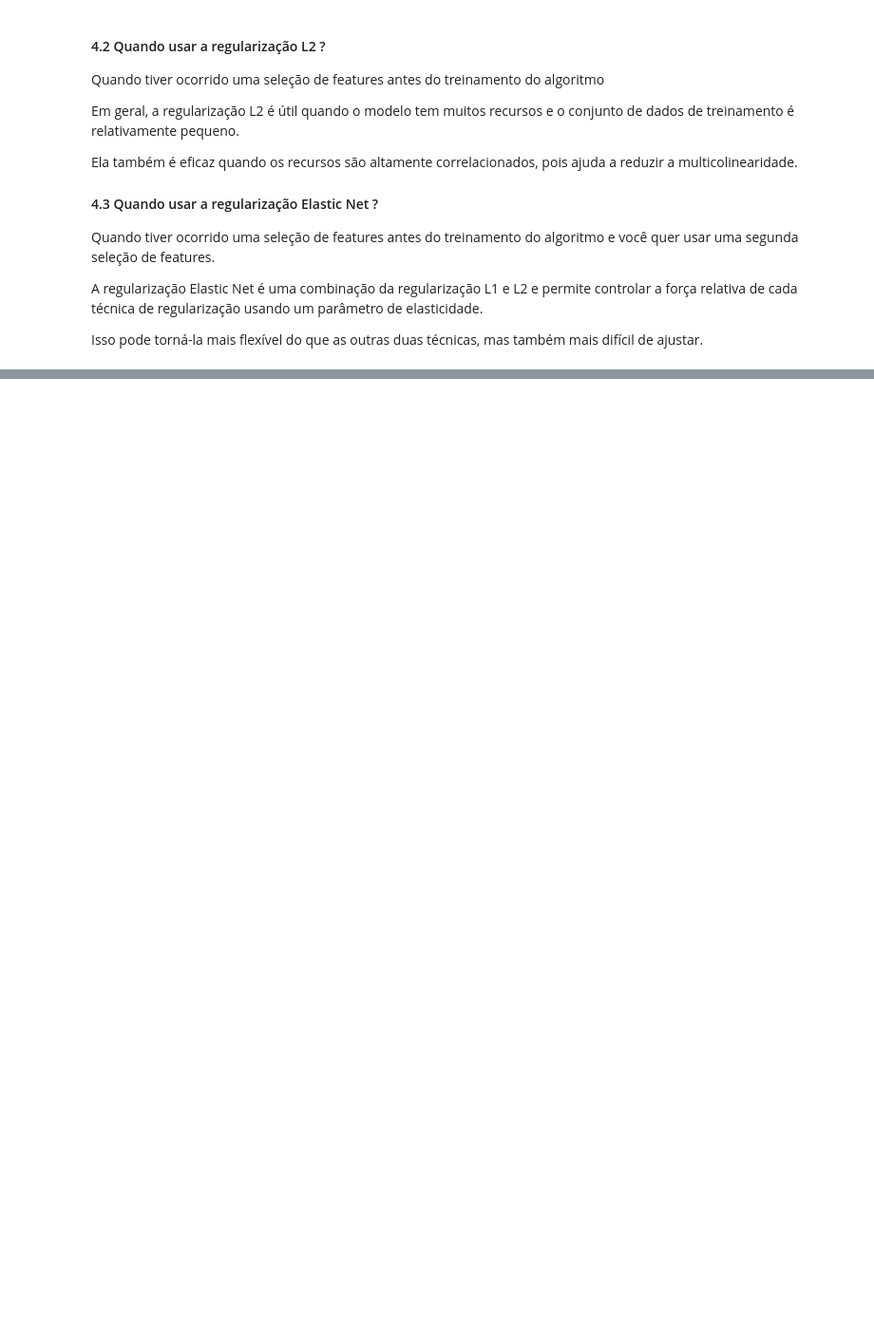
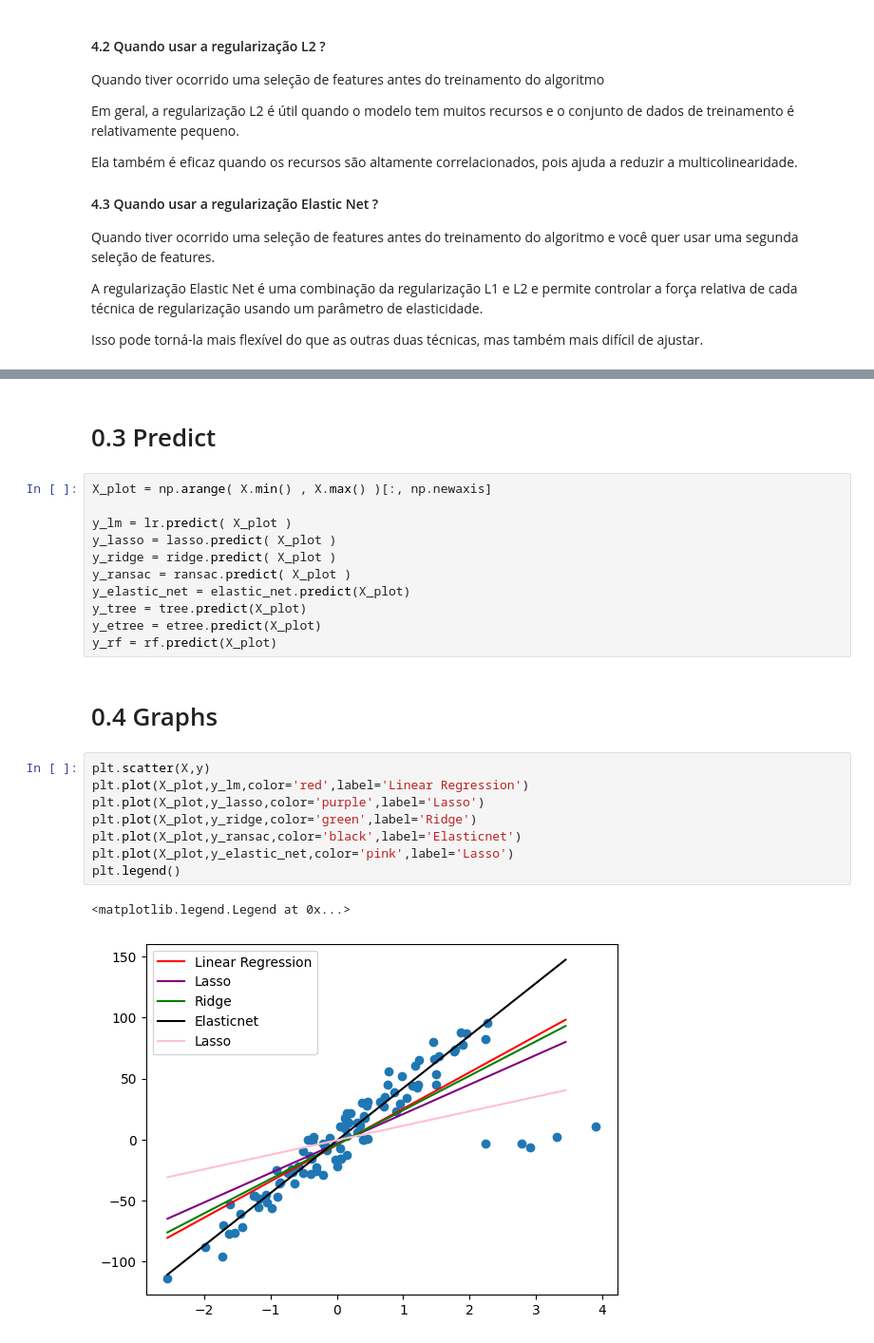
Before and after one commit to thiago-vale/machine-learning, a Jupyter notebook: regularization/regularization.ipynb, the cells around one changed output, grey strips where cells are left out. Shown: that part at 95% size. Saved outputs shown, nothing was run; the diff lists cells and outputs as text; blank space fills up the shorter version.

```diff
--- a/regularization/regularization.ipynb
+++ b/regularization/regularization.ipynb
@@ -76,0 +148,26 @@ Isso pode torná-la mais flexível do que as outras duas técnicas, mas também
+# %% [markdown]
+# 0.3 Predict
+# %%
+X_plot = np.arange( X.min() , X.max() )[:, np.newaxis]
+
+y_lm = lr.predict( X_plot )
+y_lasso = lasso.predict( X_plot )
+y_ridge = ridge.predict( X_plot )
+y_ransac = ransac.predict( X_plot )
+y_elastic_net = elastic_net.predict(X_plot)
+y_tree = tree.predict(X_plot)
+y_etree = etree.predict(X_plot)
+y_rf = rf.predict(X_plot)
+# %% [markdown]
+# 0.4 Graphs
+# %%
+plt.scatter(X,y)
+plt.plot(X_plot,y_lm,color='red',label='Linear Regression')
+plt.plot(X_plot,y_lasso,color='purple',label='Lasso')
+plt.plot(X_plot,y_ridge,color='green',label='Ridge')
+plt.plot(X_plot,y_ransac,color='black',label='Elasticnet')
+plt.plot(X_plot,y_elastic_net,color='pink',label='Lasso')
+plt.legend()
+# %% [output]
+<matplotlib.legend.Legend at 0x...>
+[figure, added]
```
Also changed, not shown: parts of 13 cells of this notebook.
